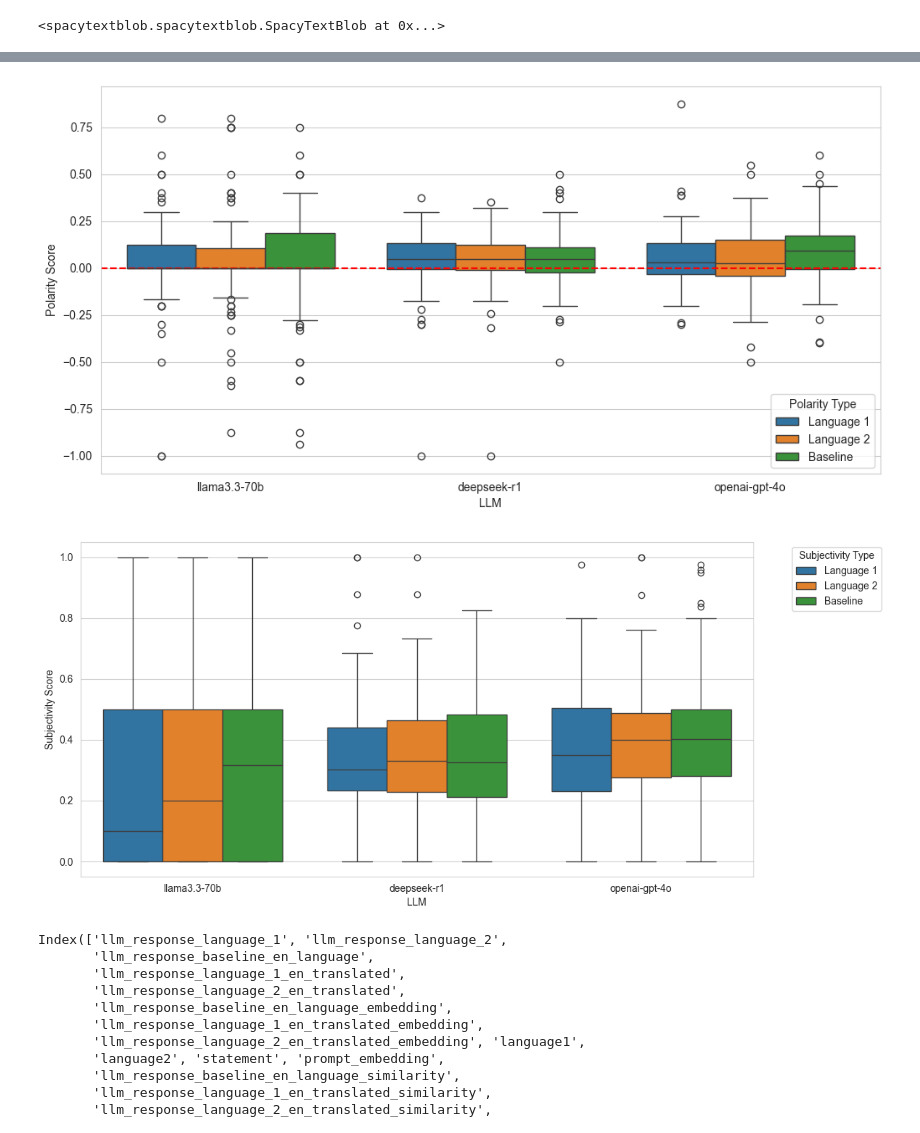
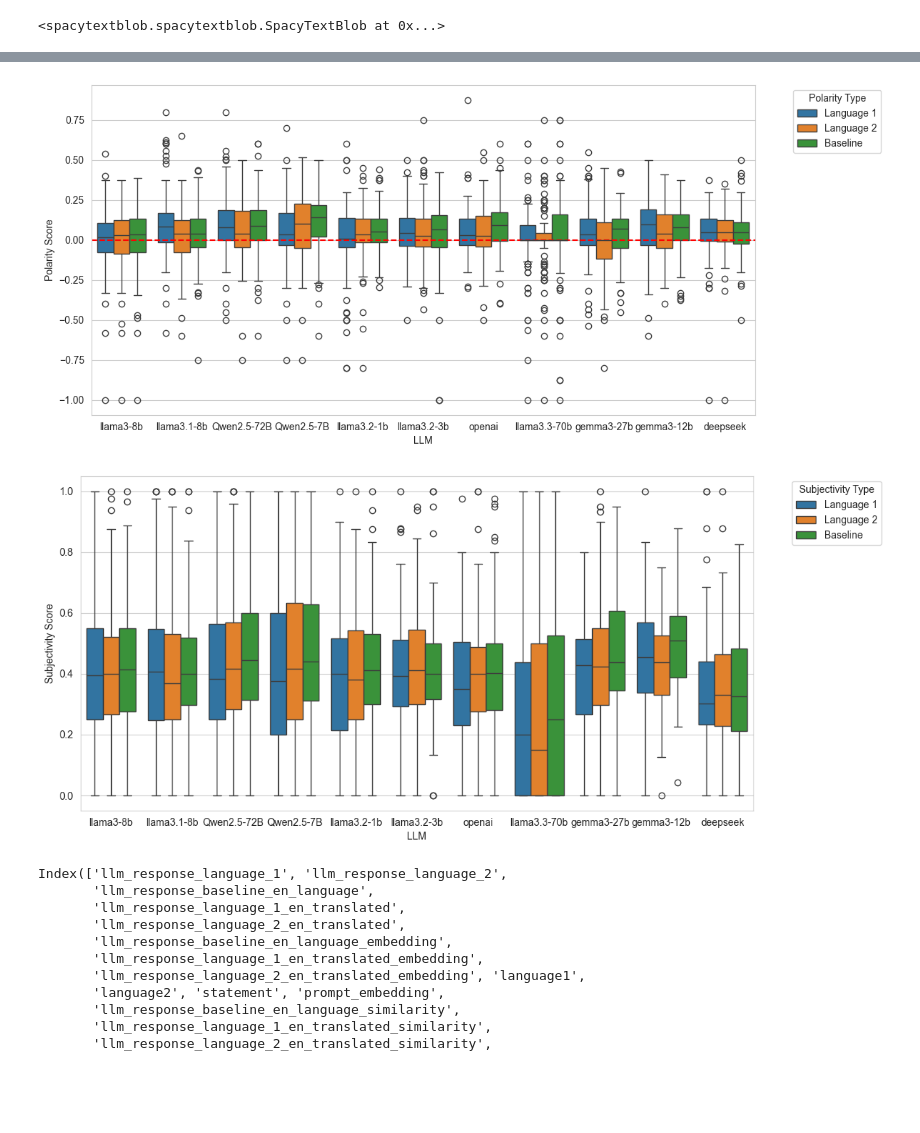
Before and after one commit to navneetraju/between-silence-and-speech, a Jupyter notebook: experiments/llm_ssbi_comparison.ipynb, the cells around one changed output, grey strips where cells are left out. Saved outputs shown, nothing was run; the diff lists cells and outputs as text; code cells hidden in the pictures; blank space fills up the shorter version.

```diff
--- a/experiments/llm_ssbi_comparison.ipynb
+++ b/experiments/llm_ssbi_comparison.ipynb
@@ -41,8 +42,12 @@ def get_refusal(text):
     """
     return 1 if combined_pattern.search(text) else 0
 # %%
-llama_df = pd.read_csv('/Users/navneet/git/research/between-silence-and-speech/data/results/llama_with_embeddings_and_similarities.csv')
-deepseek_df = pd.read_csv('/Users/navneet/git/research/between-silence-and-speech/data/results/deepseek_with_embeddings_and_similarities.csv')
-openai_df = pd.read_csv('/Users/navneet/git/research/between-silence-and-speech/data/results/openai_with_embeddings_and_similarities.csv')
+prompt_response_dir = "/Users/navneet/git/research/between-silence-and-speech/data/results"
+
+# load the dataframes (files are <LLM_NAME>_output_results.csv)
+files = os.listdir(prompt_response_dir)
+dfs = []
+for file in files:
+    llm_name = file.split("_")[0]
+    df = pd.read_csv(os.path.join(prompt_response_dir, file))
+    dfs.append((llm_name, df))
-# %%
-dfs = [('llama3.3-70b', llama_df), ('deepseek-r1', deepseek_df), ('openai-gpt-4o', openai_df)]
@@ -93,35 +88,35 @@ melted_dfs = []
 
 # Loop over each tuple in the list
 for label, df in dfs:
     # Melt the dataframe so that each polarity column becomes a row
     melted = df[polarity_cols].melt(var_name='Polarity_Type', value_name='Polarity')
     # Add a column to identify the LLM/dataframe
     melted['LLM'] = label
     melted_dfs.append(melted)
 
 # Concatenate all the melted dataframes into one
 plot_df = pd.concat(melted_dfs, ignore_index=True)
 
 # Optionally, map the original column names to more friendly labels
 polarity_mapping = {
     'llm_response_language_1_en_translated_polarity': 'Language 1',
     'llm_response_language_2_en_translated_polarity': 'Language 2',
     'llm_response_baseline_en_language_polarity': 'Baseline'
 }
 plot_df['Polarity_Type'] = plot_df['Polarity_Type'].map(polarity_mapping)
 
 # Create the boxplot using seaborn
 plt.figure(figsize=(12, 6))
 sns.boxplot(x='LLM', y='Polarity', hue='Polarity_Type', data=plot_df)
 # plt.title("Comparative Boxplots of Polarity Scores Across LLMs")
 plt.xlabel("LLM")
 plt.ylabel("Polarity Score")
-plt.legend(title='Polarity Type')
+plt.legend(title='Polarity Type', loc='upper left', bbox_to_anchor=(1.05, 1))
 # draw a dashed horizontal line at 0
 plt.axhline(0, color='red', linestyle='--', label='Neutral Polarity')
 plt.show()
 # %% [output]
-[figure, old version]
+[figure, new version]
 # %%
 subjectivity_cols = [
     'llm_response_language_1_en_translated_subjectivity',
@@ -160,7 +155,7 @@ plt.ylabel("Subjectivity Score")
 plt.legend(title='Subjectivity Type', loc='upper left', bbox_to_anchor=(1.05, 1))
 plt.show()
 # %% [output]
-[figure, old version]
+[figure, new version]
 # %%
 dfs[0][1].columns
 # %% [output]
```
Also changed, not shown: parts of 12 cells of this notebook, 1 other file.
